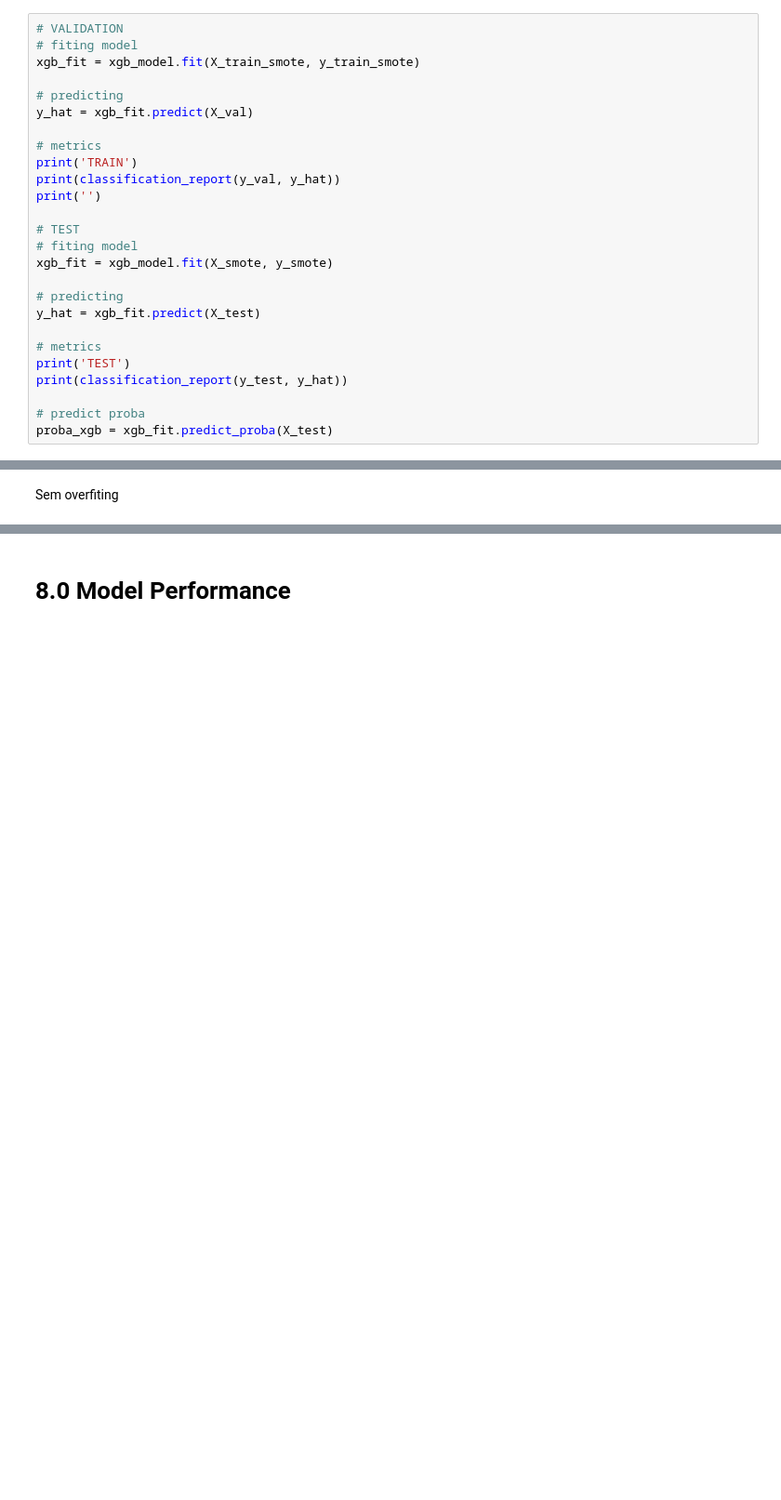
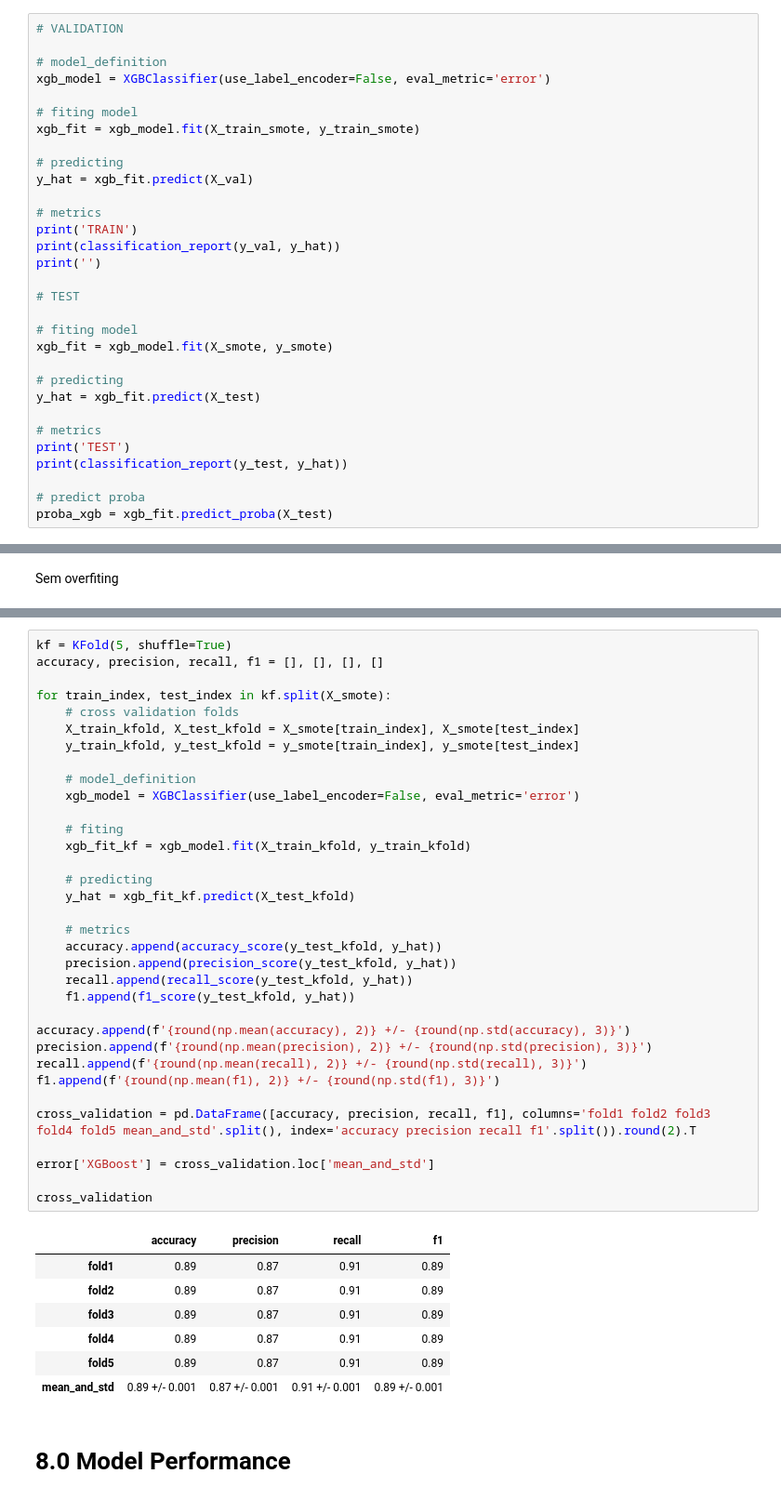
Before and after one commit to Samoelmoura/insurance_sales_predict, a Jupyter notebook: notebooks/1.0.final_project.ipynb, the cells around one changed output, grey strips where cells are left out. Shown: that part at 93% size. Saved outputs shown, nothing was run; the diff lists cells and outputs as text; blank space fills up the shorter version.

```diff
--- a/notebooks/1.0.final_project.ipynb
+++ b/notebooks/1.0.final_project.ipynb
@@ -964,5 +1138,9 @@ Sem overfiting
 # %%
 # VALIDATION
+
+# model_definition
+xgb_model = XGBClassifier(use_label_encoder=False, eval_metric='error')
+
 # fiting model
 xgb_fit = xgb_model.fit(X_train_smote, y_train_smote)
 
@@ -975,6 +1153,7 @@ print(classification_report(y_val, y_hat))
 print('')
 
 # TEST
+
 # fiting model
 xgb_fit = xgb_model.fit(X_smote, y_smote)
 
@@ -1067,2 +1194,44 @@ Sem overfiting
+# %%
+kf = KFold(5, shuffle=True)
+accuracy, precision, recall, f1 = [], [], [], []
+
+for train_index, test_index in kf.split(X_smote):
+    # cross validation folds
+    X_train_kfold, X_test_kfold = X_smote[train_index], X_smote[test_index]
+    y_train_kfold, y_test_kfold = y_smote[train_index], y_smote[test_index]
+
+    # model_definition
+    xgb_model = XGBClassifier(use_label_encoder=False, eval_metric='error')
+
+    # fiting
+    xgb_fit_kf = xgb_model.fit(X_train_kfold, y_train_kfold)
+
+    # predicting
+    y_hat = xgb_fit_kf.predict(X_test_kfold)
+
+    # metrics
+    accuracy.append(accuracy_score(y_test_kfold, y_hat))
+    precision.append(precision_score(y_test_kfold, y_hat))
+    recall.append(recall_score(y_test_kfold, y_hat))
+    f1.append(f1_score(y_test_kfold, y_hat))
+
+accuracy.append(f'{round(np.mean(accuracy), 2)} +/- {round(np.std(accuracy), 3)}')
+precision.append(f'{round(np.mean(precision), 2)} +/- {round(np.std(precision), 3)}')
+recall.append(f'{round(np.mean(recall), 2)} +/- {round(np.std(recall), 3)}')
+f1.append(f'{round(np.mean(f1), 2)} +/- {round(np.std(f1), 3)}')
+
+cross_validation = pd.DataFrame([accuracy, precision, recall, f1], columns='fold1 fold2 fold3 fold4 fold5 mean_and_std'.split(), index='accuracy precision recall f1'.split()).round(2).T
+
+error['XGBoost'] = cross_validation.loc['mean_and_std']
+
+cross_validation
+# %% [output]
+|  | accuracy | precision | recall | f1 |
+| fold1 | 0.89 | 0.87 | 0.91 | 0.89 |
+| fold2 | 0.89 | 0.87 | 0.91 | 0.89 |
+| fold3 | 0.89 | 0.87 | 0.91 | 0.89 |
+| fold4 | 0.89 | 0.87 | 0.91 | 0.89 |
+| fold5 | 0.89 | 0.87 | 0.91 | 0.89 |
+| mean_and_std | 0.89 +/- 0.001 | 0.87 +/- 0.001 | 0.91 +/- 0.001 | 0.89 +/- 0.001 |
 # %% [markdown]
 # 8.0 Model Performance
```
Also changed, not shown: parts of 84 cells of this notebook.
